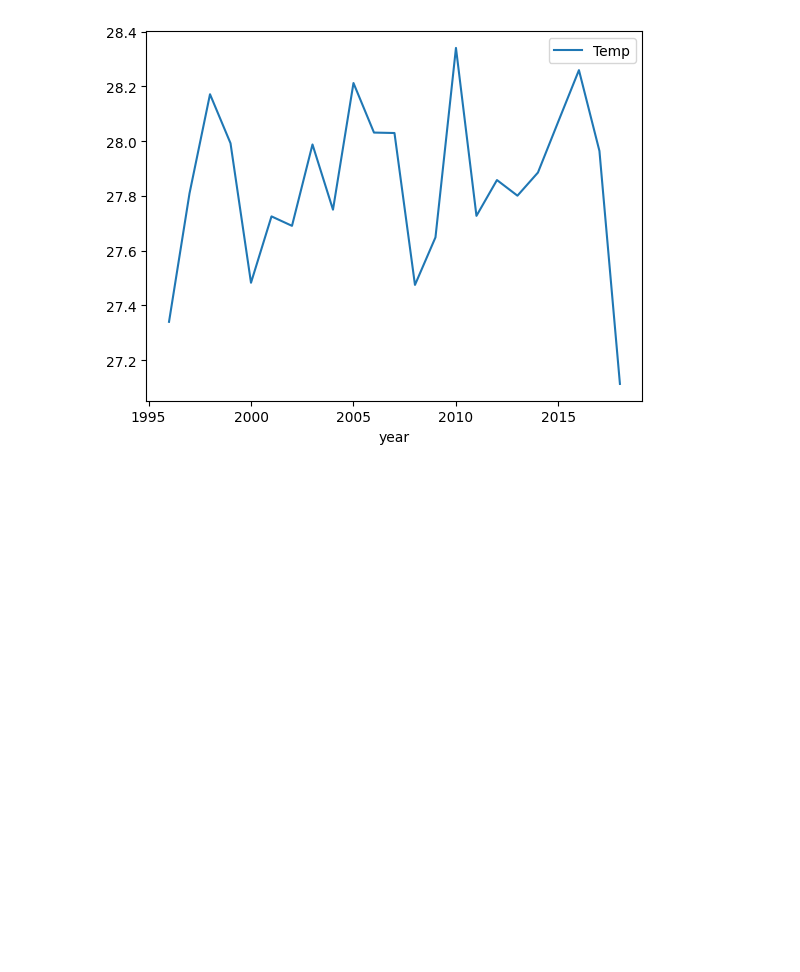
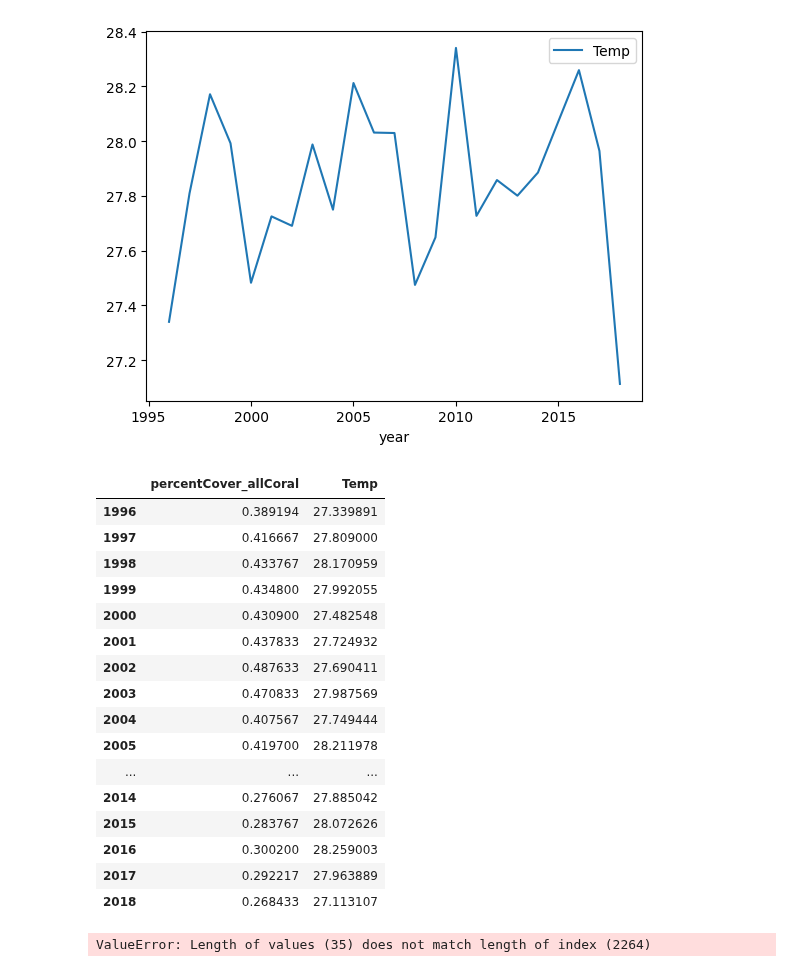
Before and after one commit to zaccmeyer/2020Crime, a Jupyter notebook: winter2024/lydia_vol3.ipynb, the cells around one changed output. Drawn from its saved outputs; the diff is of its cells as text; code cells hidden in the pictures; blank space fills up the shorter version.

Commit message:
temperature stuff

```diff
--- a/winter2024/lydia_vol3.ipynb
+++ b/winter2024/lydia_vol3.ipynb
@@ -40,3 +40,23 @@ avg_percent_cover_allcoral_tektite = df_tektite.groupby('year_column')['percentC
 z = np.diff(avg_percent_cover_allcoral_tektite)
 # %%
 comb_data = pd.concat([avg_percent_cover_allcoral_tektite,year_means],axis = 1)
+# %%
+comb_data.dropna()
+# %% [output]
+|  | percentCover_allCoral | Temp |
+| 1996 | 0.389194 | 27.339891 |
+| 1997 | 0.416667 | 27.809000 |
+| 1998 | 0.433767 | 28.170959 |
+| 1999 | 0.434800 | 27.992055 |
+| 2000 | 0.430900 | 27.482548 |
+| 2001 | 0.437833 | 27.724932 |
+| 2002 | 0.487633 | 27.690411 |
+| 2003 | 0.470833 | 27.987569 |
+| 2004 | 0.407567 | 27.749444 |
+| 2005 | 0.419700 | 28.211978 |
+| ... | ... | ... |
+| 2014 | 0.276067 | 27.885042 |
+| 2015 | 0.283767 | 28.072626 |
+| 2016 | 0.300200 | 28.259003 |
+| 2017 | 0.292217 | 27.963889 |
+| 2018 | 0.268433 | 27.113107 |
@@ -42,0 +65,54 @@ comb_data = pd.concat([avg_percent_cover_allcoral_tektite,year_means],axis = 1)
+# %%
+
+
+# Assuming df is your DataFrame with columns coral_coverage and temperature
+# For simplicity, let's assume both columns are numeric and can be directly used.
+
+# Step 1: Define State Space Model
+dt = 1.0  # time step
+
+# State transition matrix (we assume a simple model where both coral coverage and temperature evolve independently)
+F = np.array([[1, dt],
+              [0, 1]])
+
+# Observation matrix (we directly observe both coral coverage and temperature)
+H = np.array([[1, 0],
+              [0, 1]])
+
+# Process noise covariance (assumed to be diagonal for simplicity)
+Q = np.diag([0.1, 0.1])
+
+# Measurement noise covariance (assumed to be diagonal for simplicity)
+R = np.diag([0.1, 0.1])
+
+# Step 2: Initialize Kalman Filter
+kf = KalmanFilter(dim_x=2, dim_z=2)
+kf.x = np.array([0, 0])  # initial state estimate
+kf.P = np.eye(2)         # initial covariance estimate
+kf.F = F
+kf.H = H
+kf.Q = Q
+kf.R = R
+
+# Step 3: Iterate Through Data
+predictions = []
+for index, row in comb_data.iterrows():
+    # Predict step
+    kf.predict()
+
+    # Update step
+    kf.update(row[['percentCover_allCoral', 'Temp']].values)
+
+    # Save the predicted state
+    predictions.append(kf.x)
+
+# Step 4: Predict Future Data (Optional)
+# You can predict future data by simply calling kf.predict() multiple times
+# after the last observed data point.
+
+# Convert predictions to DataFrame
+predicted_df = pd.DataFrame(predictions, columns=['percentCover_allCoral', 'Temp'], index=df.index)
+
+print(predicted_df)
+# %% [output]
+ValueError: Length of values (35) does not match length of index (2264)
```
Also changed, not shown: parts of 1 cell of this notebook.
